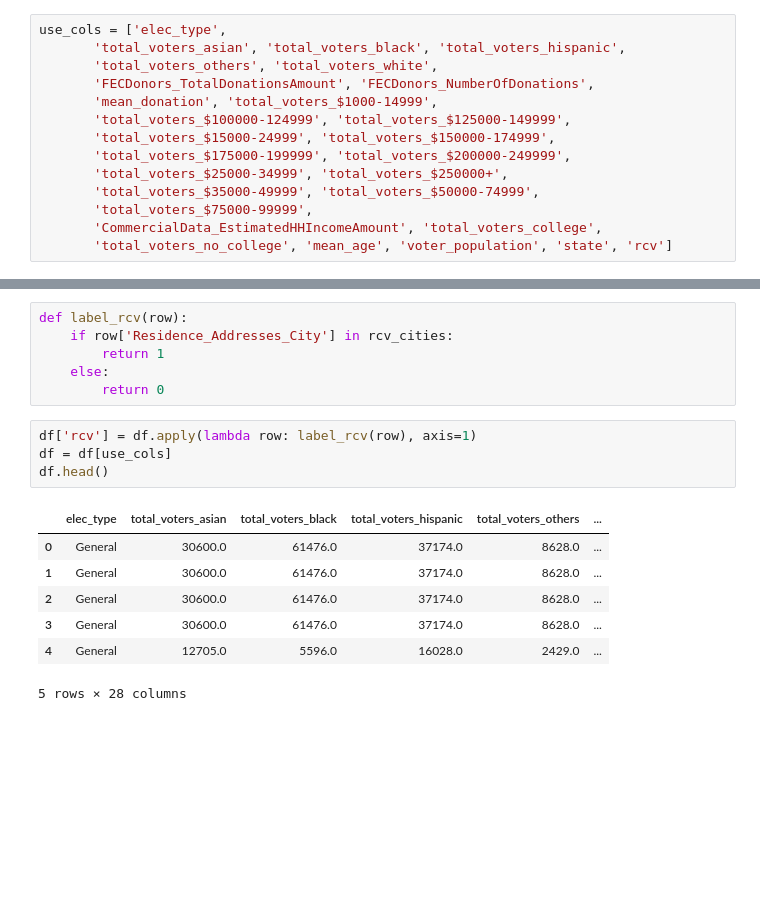
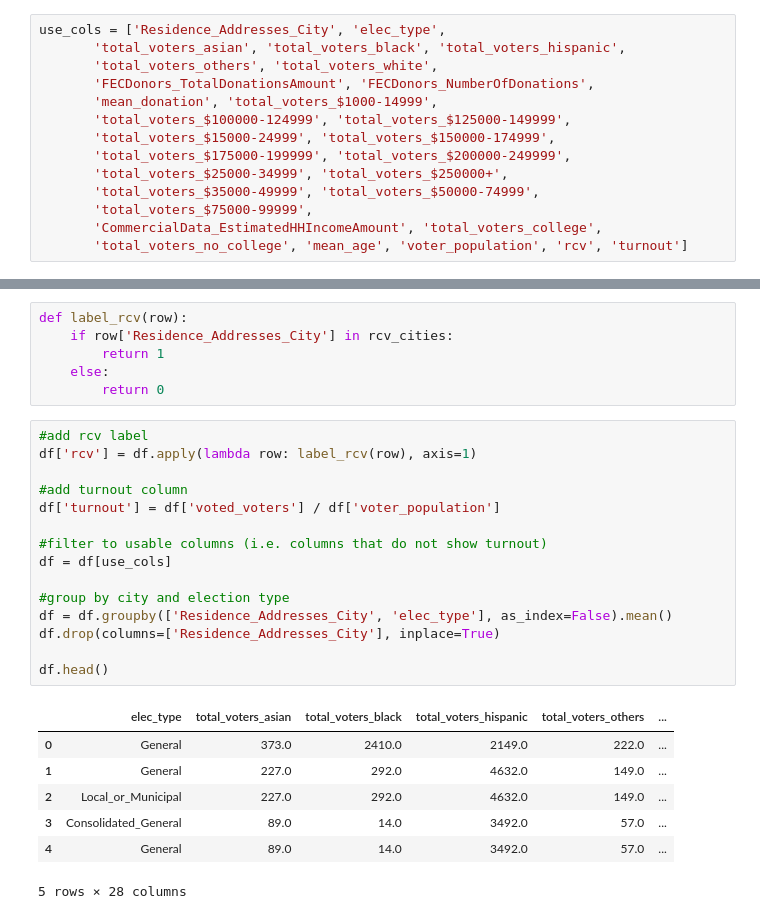
Before and after one commit to jnshzk/capstone, a Jupyter notebook: models.ipynb, the cells around one changed output, grey strips where cells are left out. Saved outputs shown, nothing was run; the diff lists cells and outputs as text; blank space fills up the shorter version.

```diff
--- a/models.ipynb
+++ b/models.ipynb
@@ -39,7 +41,7 @@ Index(['Residence_Addresses_City', 'elec_date', 'elec_year', 'elec_type',
        'voted_voters', 'state'],
       dtype='object')
 # %%
-use_cols = ['elec_type',
+use_cols = ['Residence_Addresses_City', 'elec_type',
        'total_voters_asian', 'total_voters_black', 'total_voters_hispanic',
        'total_voters_others', 'total_voters_white',
        'FECDonors_TotalDonationsAmount', 'FECDonors_NumberOfDonations',
@@ -51,7 +53,7 @@ use_cols = ['elec_type',
        'total_voters_$35000-49999', 'total_voters_$50000-74999',
        'total_voters_$75000-99999',
        'CommercialData_EstimatedHHIncomeAmount', 'total_voters_college',
-       'total_voters_no_college', 'mean_age', 'voter_population', 'state', 'rcv']
+       'total_voters_no_college', 'mean_age', 'voter_population', 'rcv', 'turnout']
 # %%
 rcv_cities = ['Albany', 'Berkeley', 'Eureka', 'Oakland', 'Palm Desert', 'San Francisco', 'San Leandro',
              'Las Cruces', 'Santa Fe', 'Boulder', 'Burlington', 'Portland', 'Takoma Park', 'Bluffdale',
@@ -66,14 +68,25 @@ def label_rcv(row):
     else:
         return 0
 # %%
+#add rcv label
 df['rcv'] = df.apply(lambda row: label_rcv(row), axis=1)
+
+#add turnout column
+df['turnout'] = df['voted_voters'] / df['voter_population']
+
+#filter to usable columns (i.e. columns that do not show turnout)
 df = df[use_cols]
+
+#group by city and election type
+df = df.groupby(['Residence_Addresses_City', 'elec_type'], as_index=False).mean()
+df.drop(columns=['Residence_Addresses_City'], inplace=True)
+
 df.head()
 # %% [output]
 |  | elec_type | total_voters_asian | total_voters_black | total_voters_hispanic | total_voters_others | ... |
-| 0 | General | 30600.0 | 61476.0 | 37174.0 | 8628.0 | ... |
-| 1 | General | 30600.0 | 61476.0 | 37174.0 | 8628.0 | ... |
-| 2 | General | 30600.0 | 61476.0 | 37174.0 | 8628.0 | ... |
-| 3 | General | 30600.0 | 61476.0 | 37174.0 | 8628.0 | ... |
-| 4 | General | 12705.0 | 5596.0 | 16028.0 | 2429.0 | ... |
+| 0 | General | 373.0 | 2410.0 | 2149.0 | 222.0 | ... |
+| 1 | General | 227.0 | 292.0 | 4632.0 | 149.0 | ... |
+| 2 | Local_or_Municipal | 227.0 | 292.0 | 4632.0 | 149.0 | ... |
+| 3 | Consolidated_General | 89.0 | 14.0 | 3492.0 | 57.0 | ... |
+| 4 | General | 89.0 | 14.0 | 3492.0 | 57.0 | ... |
 5 rows × 28 columns
```
Also changed, not shown: parts of 11 cells of this notebook.
